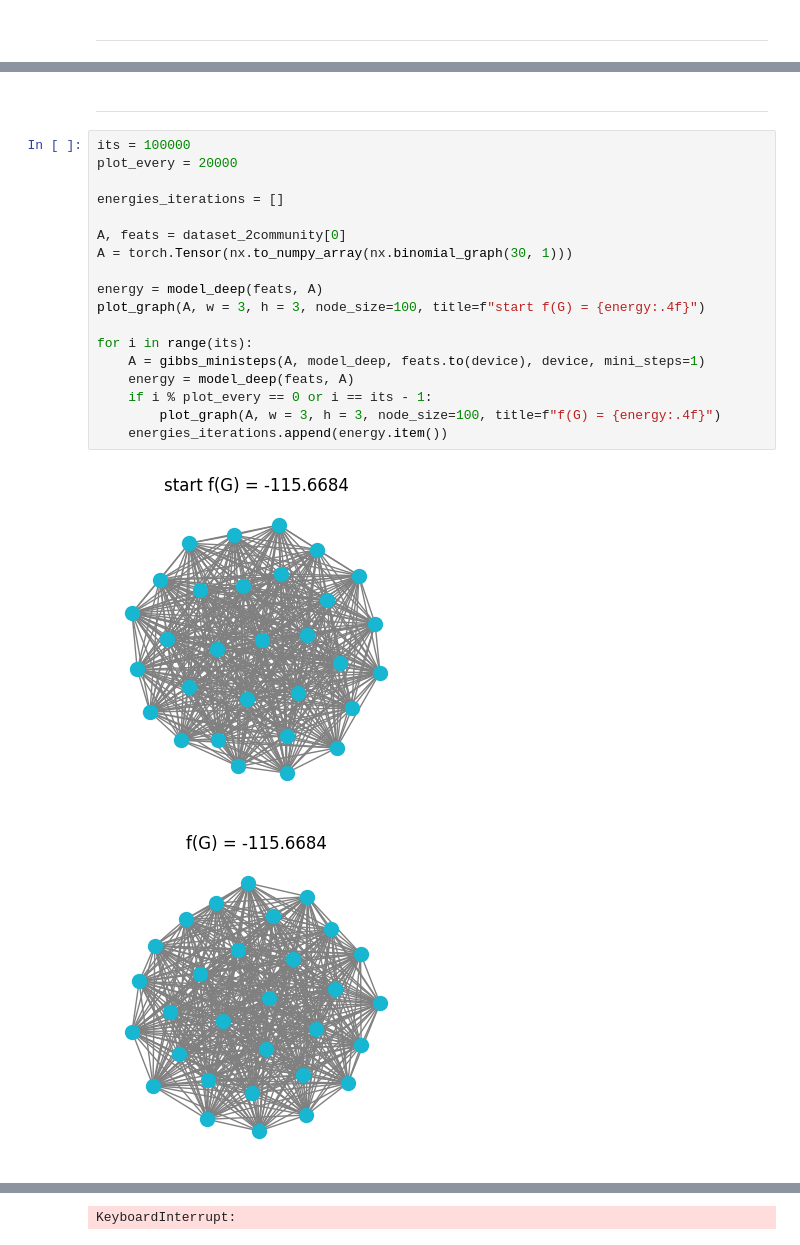
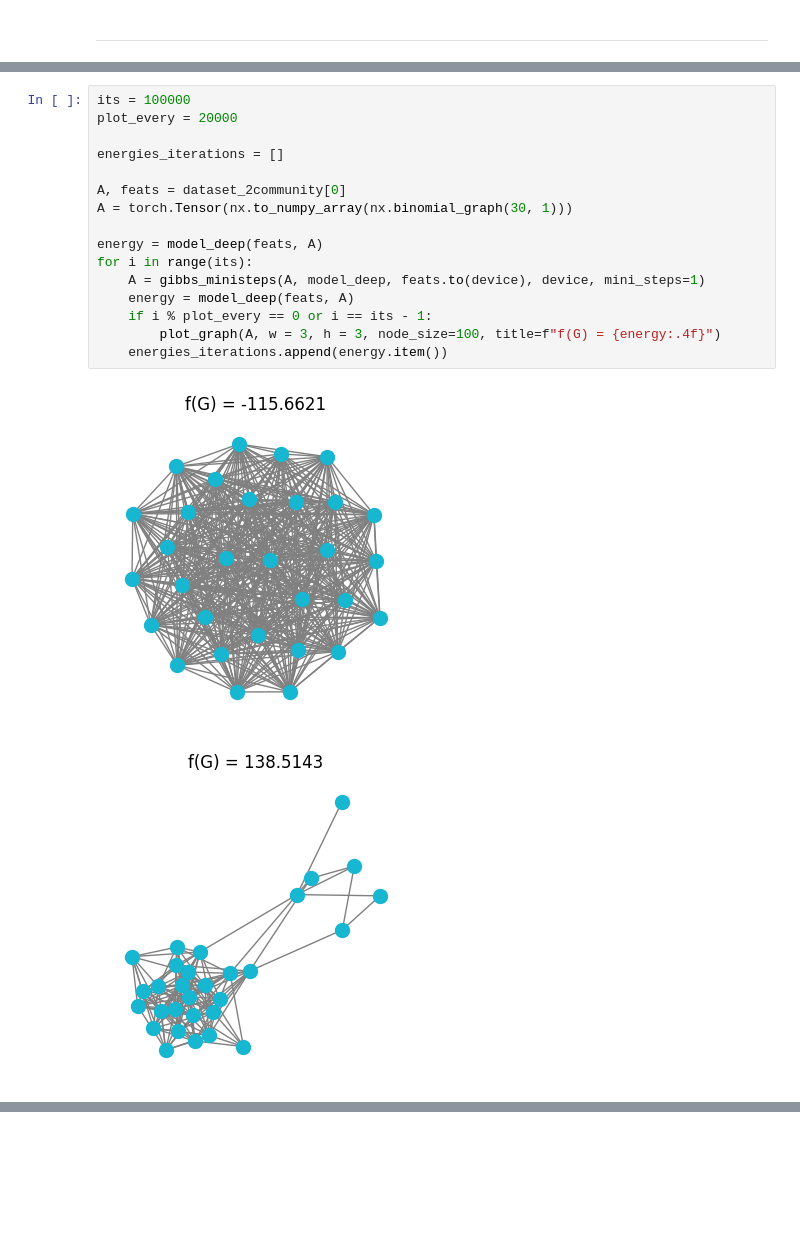
Before and after one commit to LorenzoTonet/deep_erg_experiments, a Jupyter notebook: composition 2community.ipynb, the cells around one changed output, grey strips where cells are left out. Saved outputs shown, nothing was run; the diff lists cells and outputs as text; blank space fills up the shorter version.

```diff
--- a/composition 2community.ipynb
+++ b/composition 2community.ipynb
@@ -309,23 +230,19 @@ plot_embeddings_hist(complessive_energy, "Complessive Energy Distribution")
-# %% [markdown]
----
 # %%
 its = 100000
 plot_every = 20000
 
 energies_iterations = []
 
 A, feats = dataset_2community[0]
 A = torch.Tensor(nx.to_numpy_array(nx.binomial_graph(30, 1)))
 
 energy = model_deep(feats, A)
-plot_graph(A, w = 3, h = 3, node_size=100, title=f"start f(G) = {energy:.4f}")
-
 for i in range(its):
     A = gibbs_ministeps(A, model_deep, feats.to(device), device, mini_steps=1)
     energy = model_deep(feats, A)
     if i % plot_every == 0 or i == its - 1:
         plot_graph(A, w = 3, h = 3, node_size=100, title=f"f(G) = {energy:.4f}")
     energies_iterations.append(energy.item())
 # %% [output]
-[figure, old version]
+[figure, new version]
-[figure, old version]
+[figure, new version]
@@ -333 +249,0 @@ for i in range(its):
-KeyboardInterrupt:
```
Also changed, not shown: parts of 34 cells of this notebook, 1 other file.
